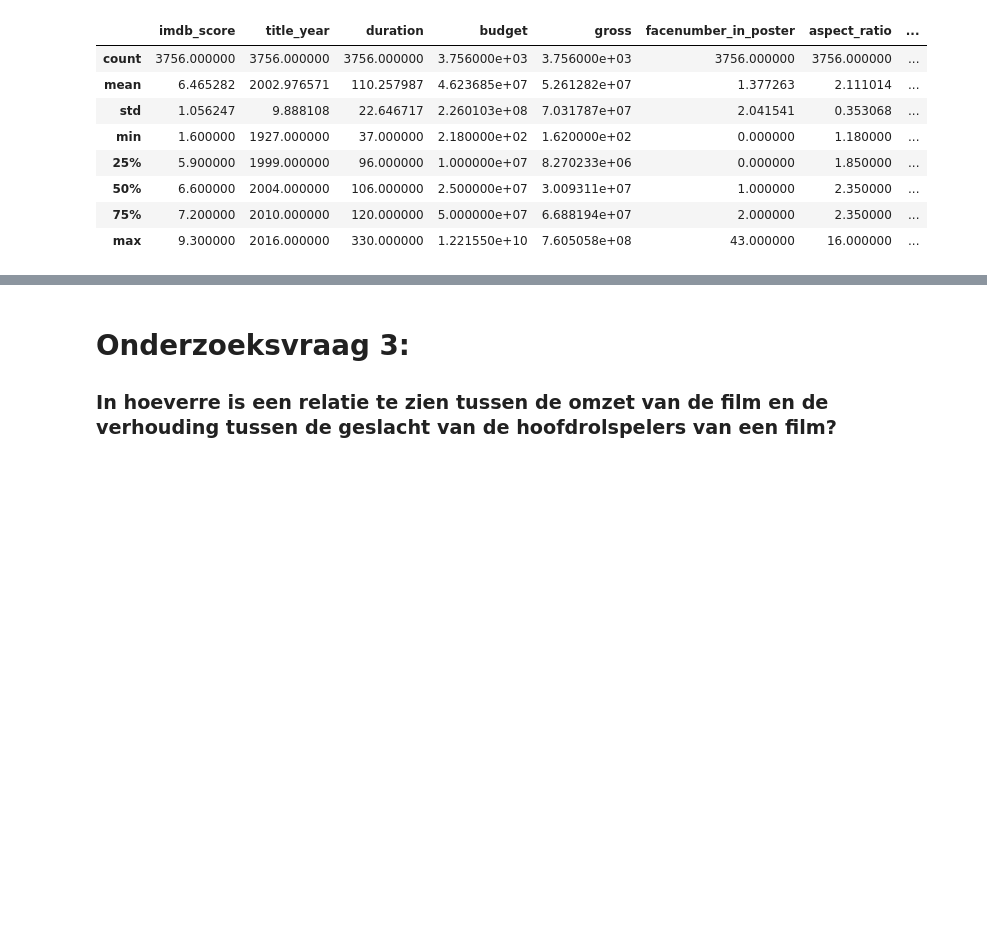
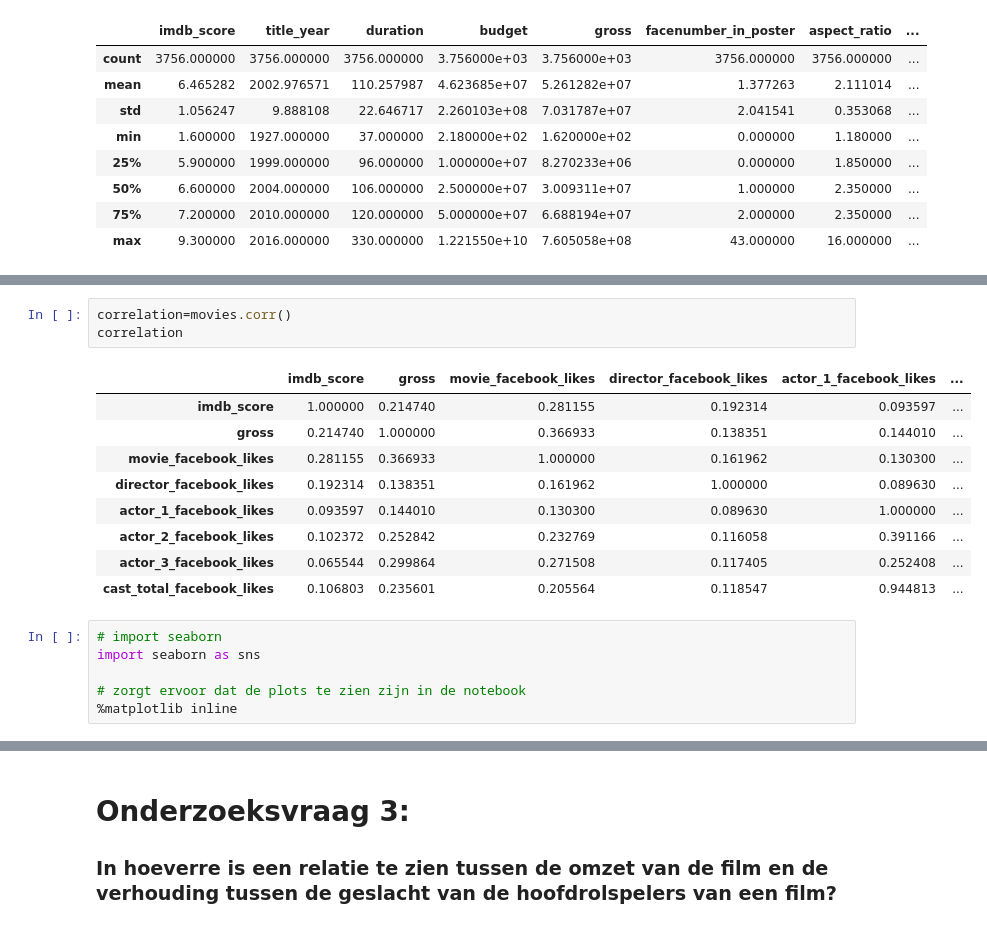
Before and after one commit to Danny-cao/DataScienceMovies, a Jupyter notebook: DataScienceFilms.ipynb, the cells around one changed output, grey strips where cells are left out. Cells and saved outputs as stored; diff of their text form; blank space fills up the shorter version.

```diff
--- a/DataScienceFilms.ipynb
+++ b/DataScienceFilms.ipynb
@@ -207,0 +257,19 @@ df_movies.describe()
+# %%
+correlation=movies.corr()
+correlation
+# %% [output]
+|  | imdb_score | gross | movie_facebook_likes | director_facebook_likes | actor_1_facebook_likes | ... |
+| imdb_score | 1.000000 | 0.214740 | 0.281155 | 0.192314 | 0.093597 | ... |
+| gross | 0.214740 | 1.000000 | 0.366933 | 0.138351 | 0.144010 | ... |
+| movie_facebook_likes | 0.281155 | 0.366933 | 1.000000 | 0.161962 | 0.130300 | ... |
+| director_facebook_likes | 0.192314 | 0.138351 | 0.161962 | 1.000000 | 0.089630 | ... |
+| actor_1_facebook_likes | 0.093597 | 0.144010 | 0.130300 | 0.089630 | 1.000000 | ... |
+| actor_2_facebook_likes | 0.102372 | 0.252842 | 0.232769 | 0.116058 | 0.391166 | ... |
+| actor_3_facebook_likes | 0.065544 | 0.299864 | 0.271508 | 0.117405 | 0.252408 | ... |
+| cast_total_facebook_likes | 0.106803 | 0.235601 | 0.205564 | 0.118547 | 0.944813 | ... |
+# %%
+# import seaborn
+import seaborn as sns
+
+# zorgt ervoor dat de plots te zien zijn in de notebook
+%matplotlib inline
```
Also changed, not shown: parts of 30 cells of this notebook.
